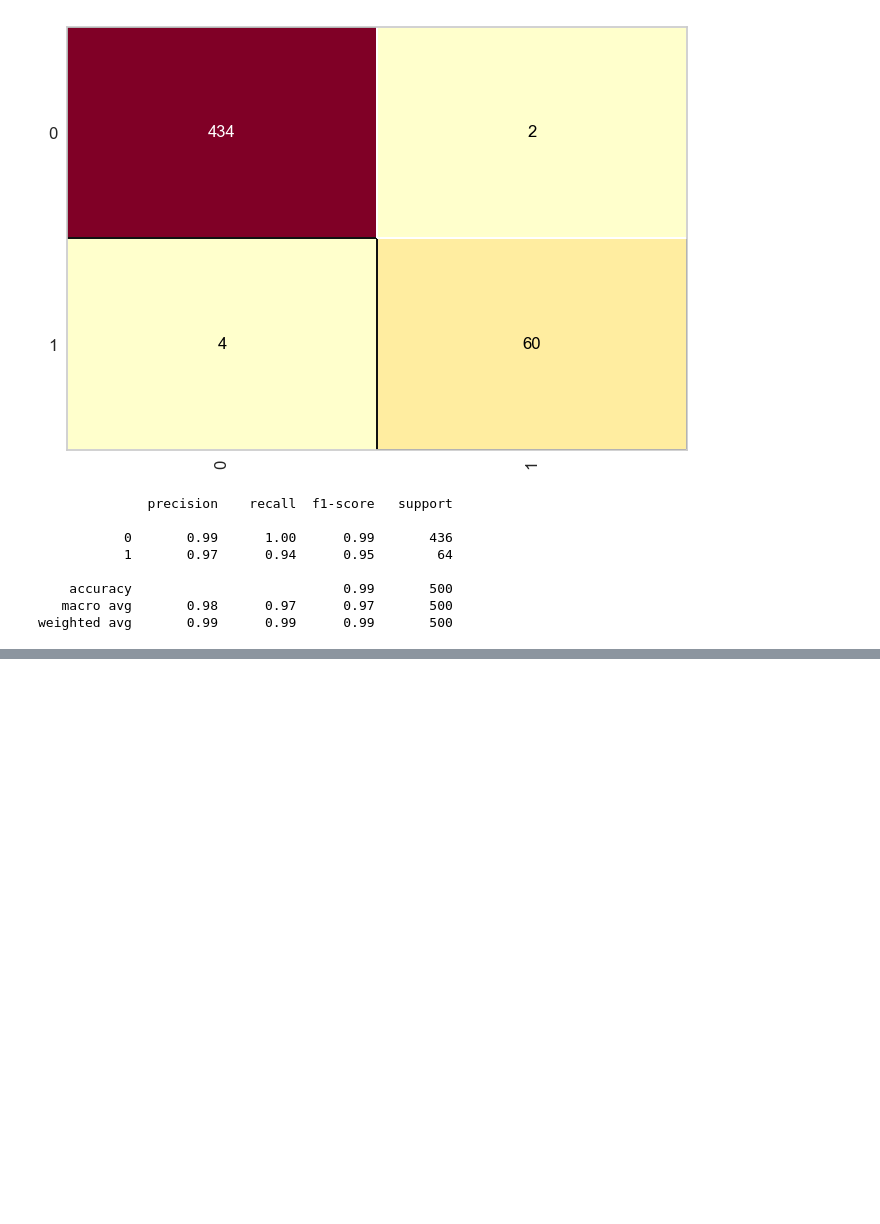
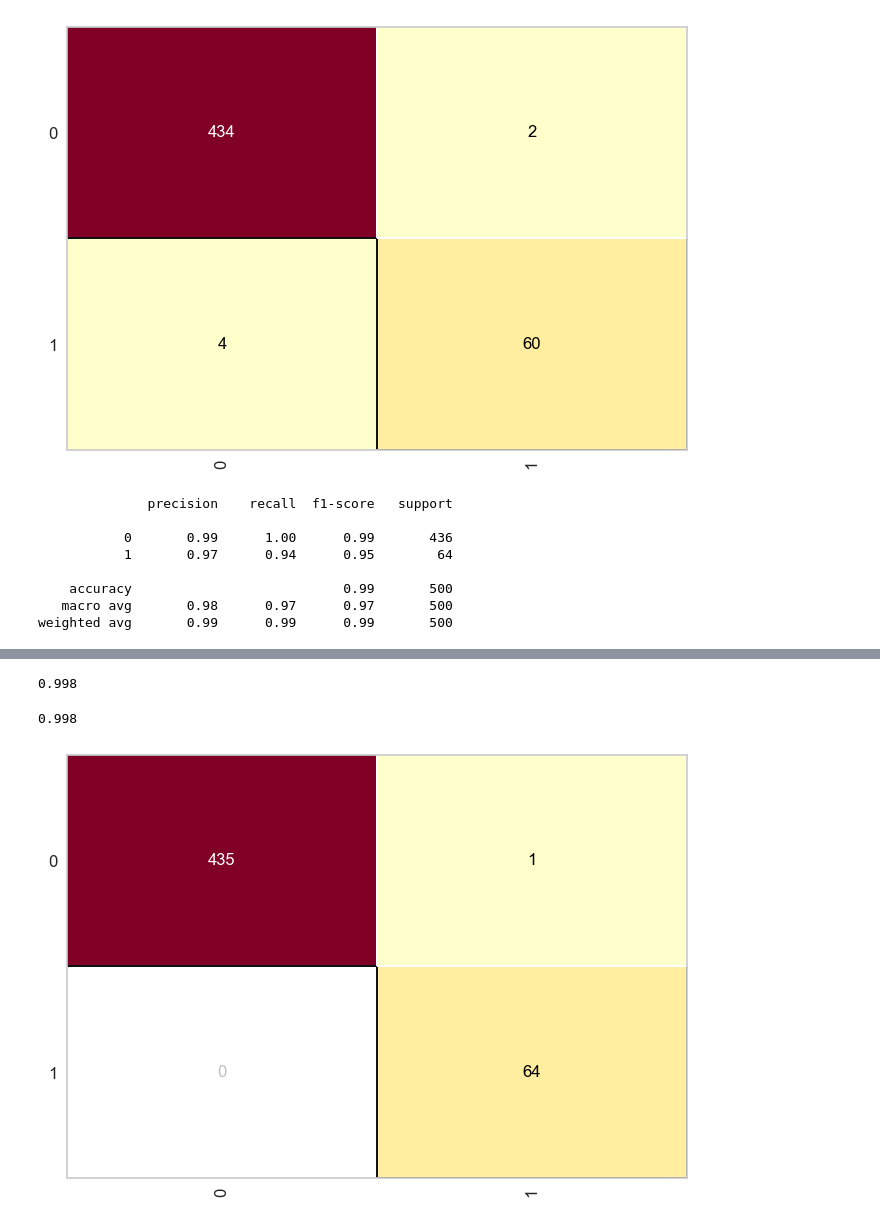
Before and after one commit to YtalloPereira/cursoml-datascience-praticas, a Jupyter notebook: notebooks/lab_base_credit.ipynb, the cells around one changed output, grey strips where cells are left out. Saved outputs shown, nothing was run; the diff lists cells and outputs as text; code cells hidden in the pictures; blank space fills up the shorter version.

Commit message:
:sparkles: feat: implementando rede neural a base de dados credit_data

```diff
--- a/notebooks/lab_base_credit.ipynb
+++ b/notebooks/lab_base_credit.ipynb
@@ -1151,0 +1157,5 @@ weighted avg       0.99      0.99      0.99       500
+# %%
+# carregando dados processados
+import pickle
+with open('../datasets/processed/credit.pkl', 'rb') as f:
+    X_credit_treinamento, Y_credit_treinamento, X_credit_teste, Y_credit_teste = pickle.load(f)
@@ -1151,0 +1170,4 @@ weighted avg       0.99      0.99      0.99       500
+# %%
+rede_neural_credit = MLPClassifier(max_iter=1900, verbose=True, tol=0.0000100, solver='adam',
+                                   activation='relu', hidden_layer_sizes=(2, 2))
+rede_neural_credit.fit(X_credit_treinamento, Y_credit_treinamento)
@@ -1151,0 +1234,13 @@ weighted avg       0.99      0.99      0.99       500
+# %%
+from sklearn.metrics import accuracy_score, classification_report
+accuracy_score(Y_credit_teste, previsoes)
+# %% [output]
+0.998
+# %%
+from yellowbrick.classifier import ConfusionMatrix
+cm = ConfusionMatrix(rede_neural_credit)
+cm.fit(X_credit_treinamento, Y_credit_treinamento)
+cm.score(X_credit_teste, Y_credit_teste)
+# %% [output]
+0.998
+[figure, added]
```
Also changed, not shown: parts of 9 cells of this notebook.
